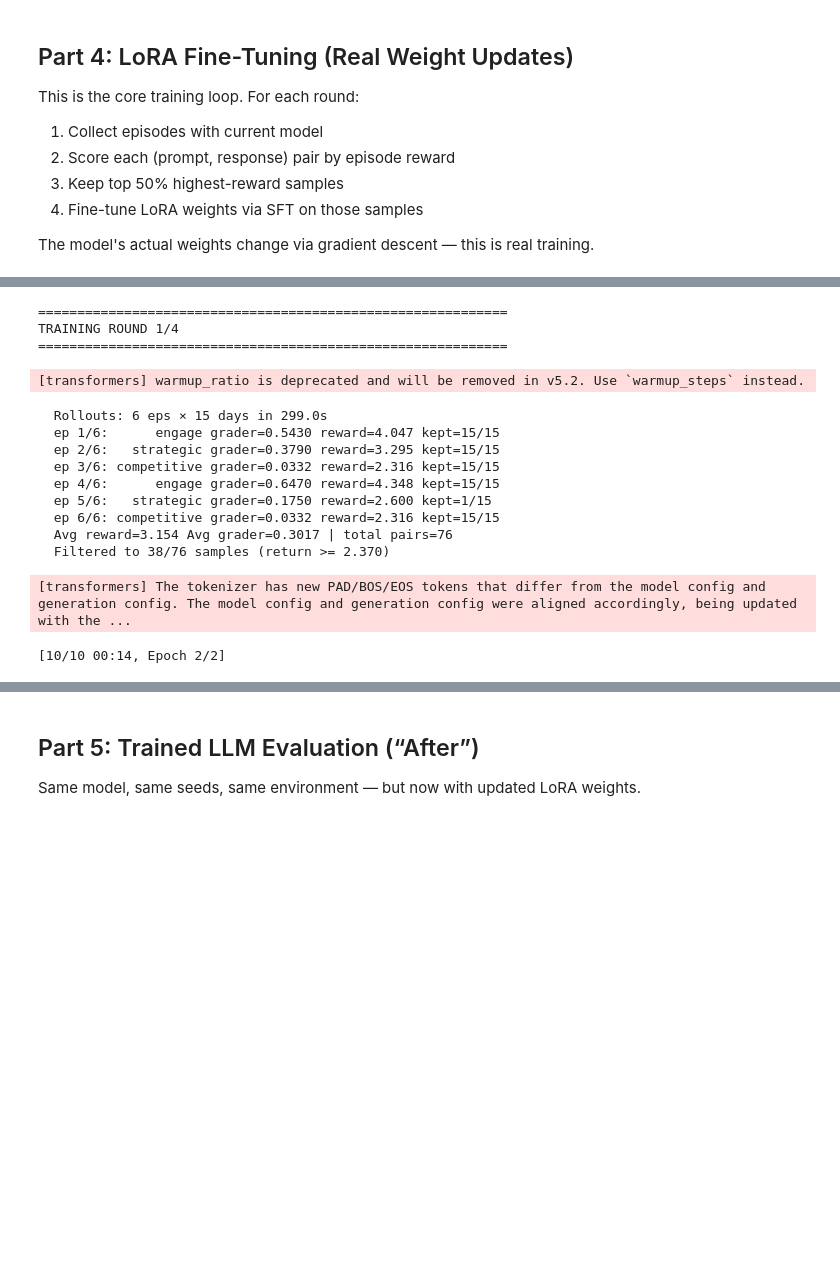
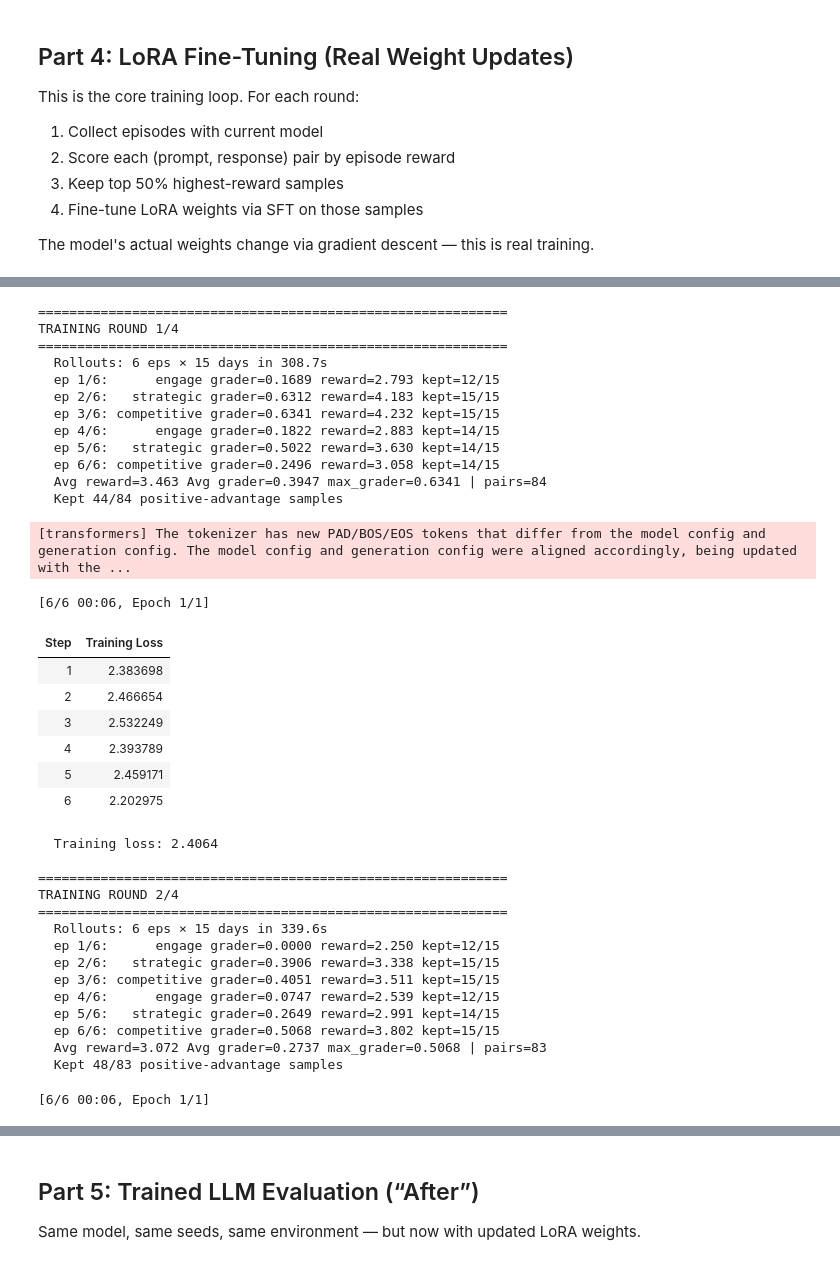
Before and after one commit to VaibhavKhandare/viral-posts-env, a Jupyter notebook: run-output/training/train_grpo.executed.ipynb, the cells around one changed output, grey strips where cells are left out. Cells and saved outputs as stored; diff of their text form; code cells hidden in the pictures; blank space fills up the shorter version.

```diff
--- a/run-output/training/train_grpo.executed.ipynb
+++ b/run-output/training/train_grpo.executed.ipynb
@@ -675,7 +682,7 @@ from datasets import Dataset
 
 NUM_ROUNDS = 4
 EPISODES_PER_ROUND = 6
-TOP_K_FRACTION = 0.5
+QUALITY_FLOOR = 0.40  # skip SFT for the round if no episode beats this grader score
 
 training_log = {
     "round": [], "avg_episode_reward": [], "max_episode_reward": [],
@@ -693,7 +700,8 @@ for round_idx in range(1, NUM_ROUNDS + 1):
     peft_model.eval()
     tasks_seeds = [(TASKS[ep % len(TASKS)], 42 + (round_idx - 1) * 100 + ep) for ep in range(EPISODES_PER_ROUND)]
     t_roll = time.time()
-    results = run_llm_episodes_batched(peft_model, tokenizer, tasks_seeds, verbose=False)
+    results = run_llm_episodes_batched(peft_model, tokenizer, tasks_seeds, verbose=False,
+                                       eval=False, system=SYSTEM_PROMPT_TRAIN)
     print(f"  Rollouts: {len(results)} eps × {TASK_HORIZON} days in {time.time()-t_roll:.1f}s")
 
     all_pairs, episode_rewards, episode_graders = [], [], []
@@ -705,7 +713,7 @@ for round_idx in range(1, NUM_ROUNDS + 1):
         for pr in result["pairs"]:
             if not is_well_formed_response(pr["response"]):
                 continue
-            text = (f"<|im_start|>system\n{SYSTEM_PROMPT}<|im_end|>\n"
+            text = (f"<|im_start|>system\n{SYSTEM_PROMPT_TRAIN}<|im_end|>\n"
                     f"<|im_start|>user\n{pr['prompt']}<|im_end|>\n"
                     f"<|im_start|>assistant\n{pr['response']}<|im_end|>")
             all_pairs.append({"text": text, "reward": pr["return"]})
@@ -715,66 +723,95 @@ for round_idx in range(1, NUM_ROUNDS + 1):
 
     avg_r = float(np.mean(episode_rewards))
     avg_g = float(np.mean(episode_graders))
-    print(f"  Avg reward={avg_r:.3f} Avg grader={avg_g:.4f} | total pairs={len(all_pairs)}")
+    max_g = float(max(episode_graders))
+    print(f"  Avg reward={avg_r:.3f} Avg grader={avg_g:.4f} max_grader={max_g:.4f} | pairs={len(all_pairs)}")
     if not all_pairs:
         print("  WARNING: 0 well-formed pairs collected; skipping SFT.")
         continue
+    if max_g < QUALITY_FLOOR:
+        print(f"  SKIP SFT: no episode beat quality_floor={QUALITY_FLOOR:.2f}")
+        continue
 
-    threshold = np.percentile([p["reward"] for p in all_pairs], (1 - TOP_K_FRACTION) * 100)
-    filtered = [p for p in all_pairs if p["reward"] >= threshold] or all_pairs
-    print(f"  Filtered to {len(filtered)}/{len(all_pairs)} samples (return >= {threshold:.3f})")
+    rets = np.array([p["reward"] for p in all_pairs], dtype=float)
+    adv = (rets - rets.mean()) / (rets.std() + 1e-6)
+    filtered = [p for p, a in zip(all_pairs, adv) if a > 0.0]
+    if not filtered:
+        print("  SKIP SFT: zero positive-advantage samples")
+        continue
+    print(f"  Kept {len(filtered)}/{len(all_pairs)} positive-advantage samples")
 
     dataset = Dataset.from_list([{"text": p["text"]} for p in filtered])
 
     # SFT training (real gradient updates)
     sft_config = SFTConfig(
         output_dir=f"./checkpoints/round_{round_idx}",
-        num_train_epochs=2,
-        per_device_train_batch_size=4,
-        gradient_accumulation_steps=2,
-        learning_rate=2e-5,
-        warmup_ratio=0.1,
+        num_train_epochs=1,
+        per_device_train_batch_size=2,
+        gradient_accumulation_steps=4,
+        learning_rate=5e-6,
+        warmup_steps=5,
         logging_steps=1,
         save_strategy="no",
-        max_length=4096,
+        max_length=2048,
         bf16=True,
         report_to="none",
     )
 
     peft_model.train()
     trainer = SFTTrainer(
         model=peft_model, processing_class=tokenizer,
         train_dataset=dataset, args=sft_config,
     )
     train_result = trainer.train()
     loss = train_result.training_loss
     print(f"  Training loss: {loss:.4f}")
 
     training_log["round"].append(round_idx)
     training_log["avg_episode_reward"].append(round(float(avg_r), 3))
     training_log["max_episode_reward"].append(round(float(max(episode_rewards)), 3))
     training_log["min_episode_reward"].append(round(float(min(episode_rewards)), 3))
     training_log["avg_grader"].append(round(float(avg_g), 4))
     training_log["max_grader"].append(round(float(max(episode_graders)), 4))
     training_log["n_training_samples"].append(len(filtered))
     training_log["train_loss"].append(round(loss, 4))
 
 elapsed = time.time() - t_start
 print(f"\nTraining complete in {elapsed/60:.1f} min")
 print(pd.DataFrame(training_log).to_string(index=False))
 # %% [output]
 ============================================================
 TRAINING ROUND 1/4
 ============================================================
+  Rollouts: 6 eps × 15 days in 308.7s
+  ep 1/6:      engage grader=0.1689 reward=2.793 kept=12/15
+  ep 2/6:   strategic grader=0.6312 reward=4.183 kept=15/15
+  ep 3/6: competitive grader=0.6341 reward=4.232 kept=15/15
+  ep 4/6:      engage grader=0.1822 reward=2.883 kept=14/15
+  ep 5/6:   strategic grader=0.5022 reward=3.630 kept=14/15
+  ep 6/6: competitive grader=0.2496 reward=3.058 kept=14/15
+  Avg reward=3.463 Avg grader=0.3947 max_grader=0.6341 | pairs=84
+  Kept 44/84 positive-advantage samples
-[transformers] warmup_ratio is deprecated and will be removed in v5.2. Use `warmup_steps` instead.
+[transformers] The tokenizer has new PAD/BOS/EOS tokens that differ from the model config and generation config. The model config and generation config were aligned accordingly, being updated with the ...
-  Rollouts: 6 eps × 15 days in 299.0s
-  ep 1/6:      engage grader=0.5430 reward=4.047 kept=15/15
-  ep 2/6:   strategic grader=0.3790 reward=3.295 kept=15/15
-  ep 3/6: competitive grader=0.0332 reward=2.316 kept=15/15
-  ep 4/6:      engage grader=0.6470 reward=4.348 kept=15/15
-  ep 5/6:   strategic grader=0.1750 reward=2.600 kept=1/15
-  ep 6/6: competitive grader=0.0332 reward=2.316 kept=15/15
-  Avg reward=3.154 Avg grader=0.3017 | total pairs=76
-  Filtered to 38/76 samples (return >= 2.370)
+[6/6 00:06, Epoch 1/1]
+| Step | Training Loss |
+| 1 | 2.383698 |
+| 2 | 2.466654 |
+| 3 | 2.532249 |
+| 4 | 2.393789 |
+| 5 | 2.459171 |
+| 6 | 2.202975 |
-[transformers] The tokenizer has new PAD/BOS/EOS tokens that differ from the model config and generation config. The model config and generation config were aligned accordingly, being updated with the ...
+  Training loss: 2.4064
+
+============================================================
+TRAINING ROUND 2/4
+============================================================
+  Rollouts: 6 eps × 15 days in 339.6s
+  ep 1/6:      engage grader=0.0000 reward=2.250 kept=12/15
+  ep 2/6:   strategic grader=0.3906 reward=3.338 kept=15/15
+  ep 3/6: competitive grader=0.4051 reward=3.511 kept=15/15
+  ep 4/6:      engage grader=0.0747 reward=2.539 kept=12/15
+  ep 5/6:   strategic grader=0.2649 reward=2.991 kept=14/15
+  ep 6/6: competitive grader=0.5068 reward=3.802 kept=15/15
+  Avg reward=3.072 Avg grader=0.2737 max_grader=0.5068 | pairs=83
+  Kept 48/83 positive-advantage samples
-[10/10 00:14, Epoch 2/2]
+[6/6 00:06, Epoch 1/1]
```
Also changed, not shown: parts of 10 cells of this notebook, 2 other files.
